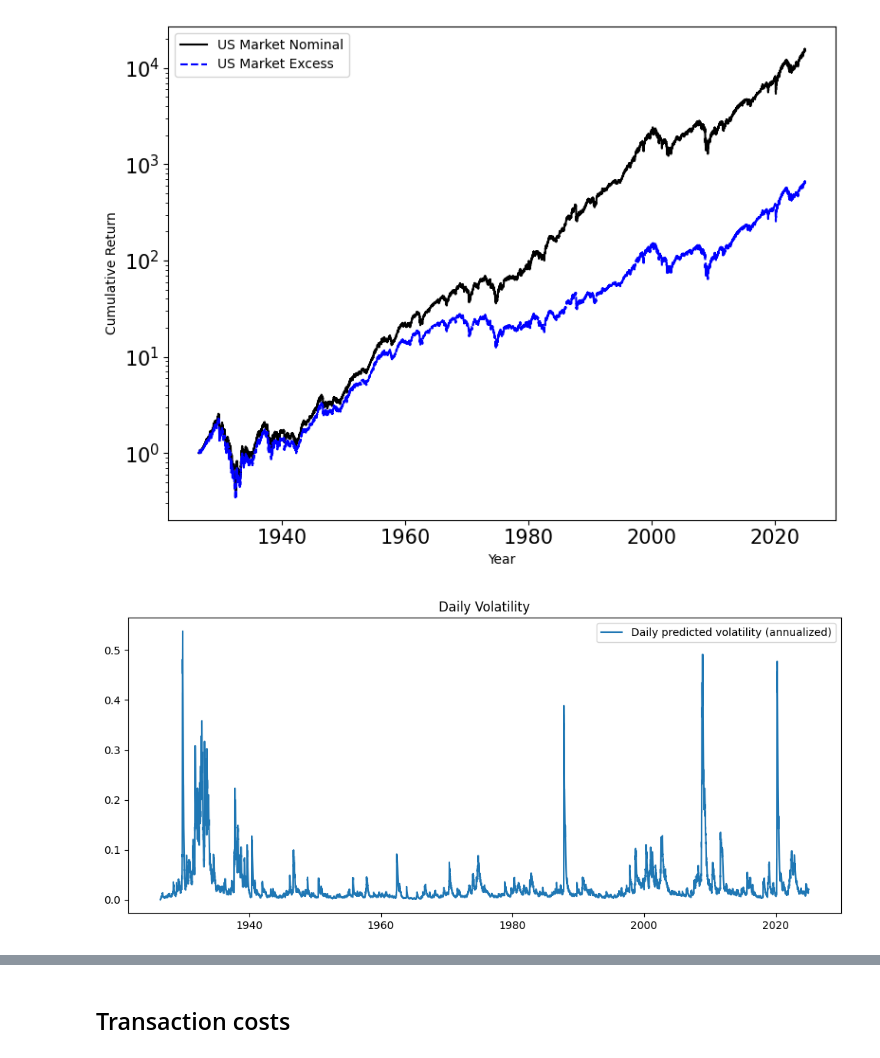
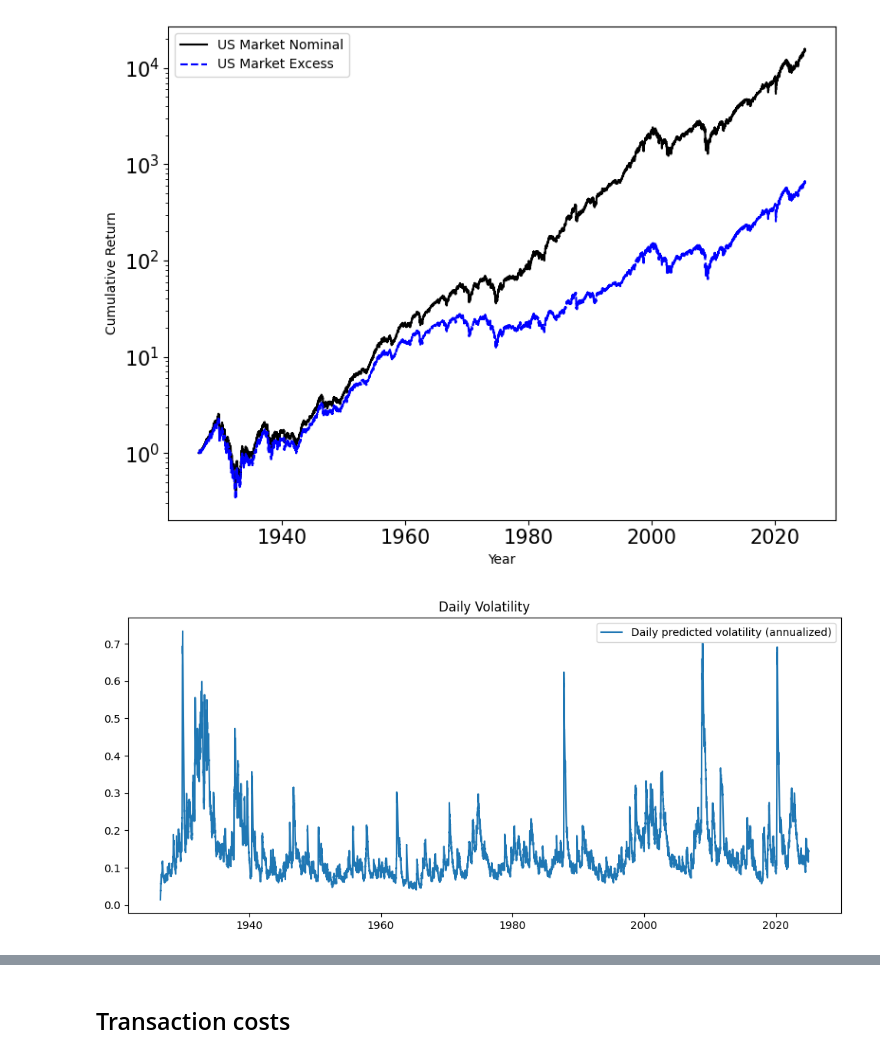
Before and after one commit to hpfauchald/dynamic_strategies, a Jupyter notebook: empirical_single_asset.ipynb, the cells around one changed output, grey strips where cells are left out. Saved outputs shown, nothing was run; the diff lists cells and outputs as text; code cells hidden in the pictures.

```diff
--- a/empirical_single_asset.ipynb
+++ b/empirical_single_asset.ipynb
@@ -48,22 +48,23 @@ plt.show()
 # %% [output]
 [figure]
 # %%
-# Setting volatility as squared returns
+# Squared returns
 df['squared_returns'] = df['xs_returns']**2
 
 # Returns and volatility estimates (shifts to have return and estimates in sync)
 df['vol'] = df['squared_returns'].ewm(halflife=half_life, adjust=False).mean()
+df['vol'] = np.sqrt(df['vol'])
 df['mu_hat'] = df['xs_returns'].rolling(window=window_size, min_periods=window_size).mean().shift(1)
 df['vol_pred'] = df['vol'].shift(1)
 # %%
 # Plot of volatility (Not in paper)
 plt.figure(figsize=(12, 5))
-plt.plot(df['Date'], df['vol_pred'] * 252, label='Daily predicted volatility (annualized)')
+plt.plot(df['Date'], df['vol_pred'] * np.sqrt(252), label='Daily predicted volatility (annualized)')
 plt.title('Daily Volatility')
 plt.legend()
 plt.show()
 # %% [output]
-[figure, old version]
+[figure, new version]
 # %%
 df = df.dropna().reset_index(drop=True)
 # %%
```
Also changed, not shown: parts of 7 cells of this notebook, 5 other files.
